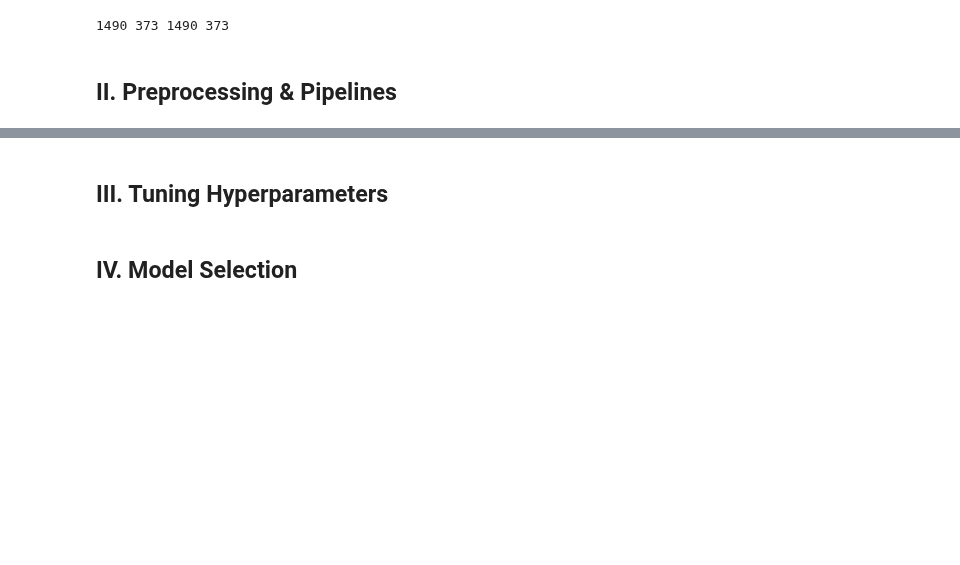
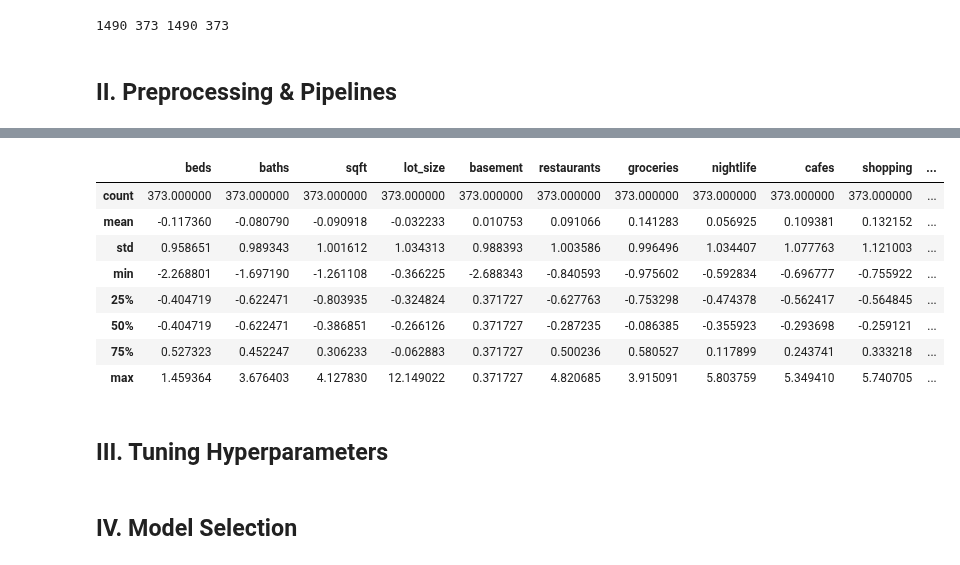
Before and after one commit to tundeiness/Real-Estate-Tycoon, a Jupyter notebook: 5 - Workbook - Model Training.ipynb, the cells around one changed output, grey strips where cells are left out. Cells and saved outputs as stored; diff of their text form; code cells hidden in the pictures; blank space fills up the shorter version.

Commit message:
use preprocessing parameters from train to standardise x_test
check x_test summary stats

```diff
--- a/5 - Workbook - Model Training.ipynb
+++ b/5 - Workbook - Model Training.ipynb
@@ -134,6 +134,24 @@ x_train_new.describe()
 | 50% | 0.527323 | 0.452247 | -0.315538 | -0.188581 | 0.371727 | -0.393650 | -0.308690 | -0.355923 | -0.293698 | -0.373768 | ... |
 | 75% | 0.527323 | 0.452247 | 0.533470 | -0.028319 | 0.371727 | 0.351255 | 0.580527 | 0.117899 | 0.109381 | 0.199464 | ... |
 | max | 1.459364 | 3.676403 | 4.255036 | 12.174047 | 0.371727 | 4.820685 | 4.359699 | 5.685304 | 5.618130 | 5.740705 | ... |
+# %%
+# using preprocessing parameters obtained from x_train to standardise x_test
+
+x_test_new = (x_test - x_train.mean()) / x_train.std()
+# %%
+# check x_test_new summary stats
+
+x_test_new.describe()
+# %% [output]
+|  | beds | baths | sqft | lot_size | basement | restaurants | groceries | nightlife | cafes | shopping | ... |
+| count | 373.000000 | 373.000000 | 373.000000 | 373.000000 | 373.000000 | 373.000000 | 373.000000 | 373.000000 | 373.000000 | 373.000000 | ... |
+| mean | -0.117360 | -0.080790 | -0.090918 | -0.032233 | 0.010753 | 0.091066 | 0.141283 | 0.056925 | 0.109381 | 0.132152 | ... |
+| std | 0.958651 | 0.989343 | 1.001612 | 1.034313 | 0.988393 | 1.003586 | 0.996496 | 1.034407 | 1.077763 | 1.121003 | ... |
+| min | -2.268801 | -1.697190 | -1.261108 | -0.366225 | -2.688343 | -0.840593 | -0.975602 | -0.592834 | -0.696777 | -0.755922 | ... |
+| 25% | -0.404719 | -0.622471 | -0.803935 | -0.324824 | 0.371727 | -0.627763 | -0.753298 | -0.474378 | -0.562417 | -0.564845 | ... |
+| 50% | -0.404719 | -0.622471 | -0.386851 | -0.266126 | 0.371727 | -0.287235 | -0.086385 | -0.355923 | -0.293698 | -0.259121 | ... |
+| 75% | 0.527323 | 0.452247 | 0.306233 | -0.062883 | 0.371727 | 0.500236 | 0.580527 | 0.117899 | 0.243741 | 0.333218 | ... |
+| max | 1.459364 | 3.676403 | 4.127830 | 12.149022 | 0.371727 | 4.820685 | 3.915091 | 5.803759 | 5.349410 | 5.740705 | ... |
 # %% [markdown]
 ## III. Tuning Hyperparameters
 # %% [markdown]
```
